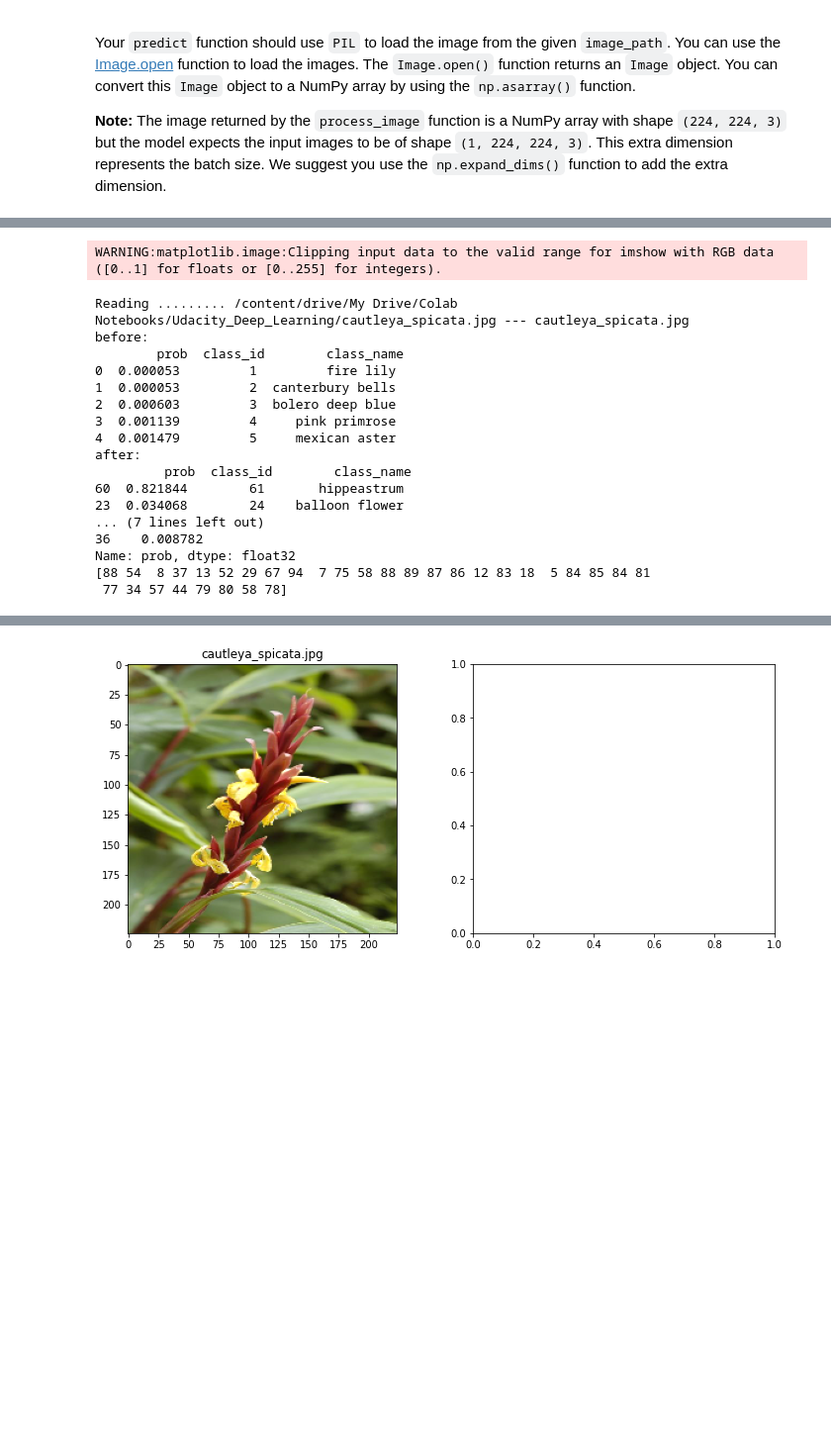
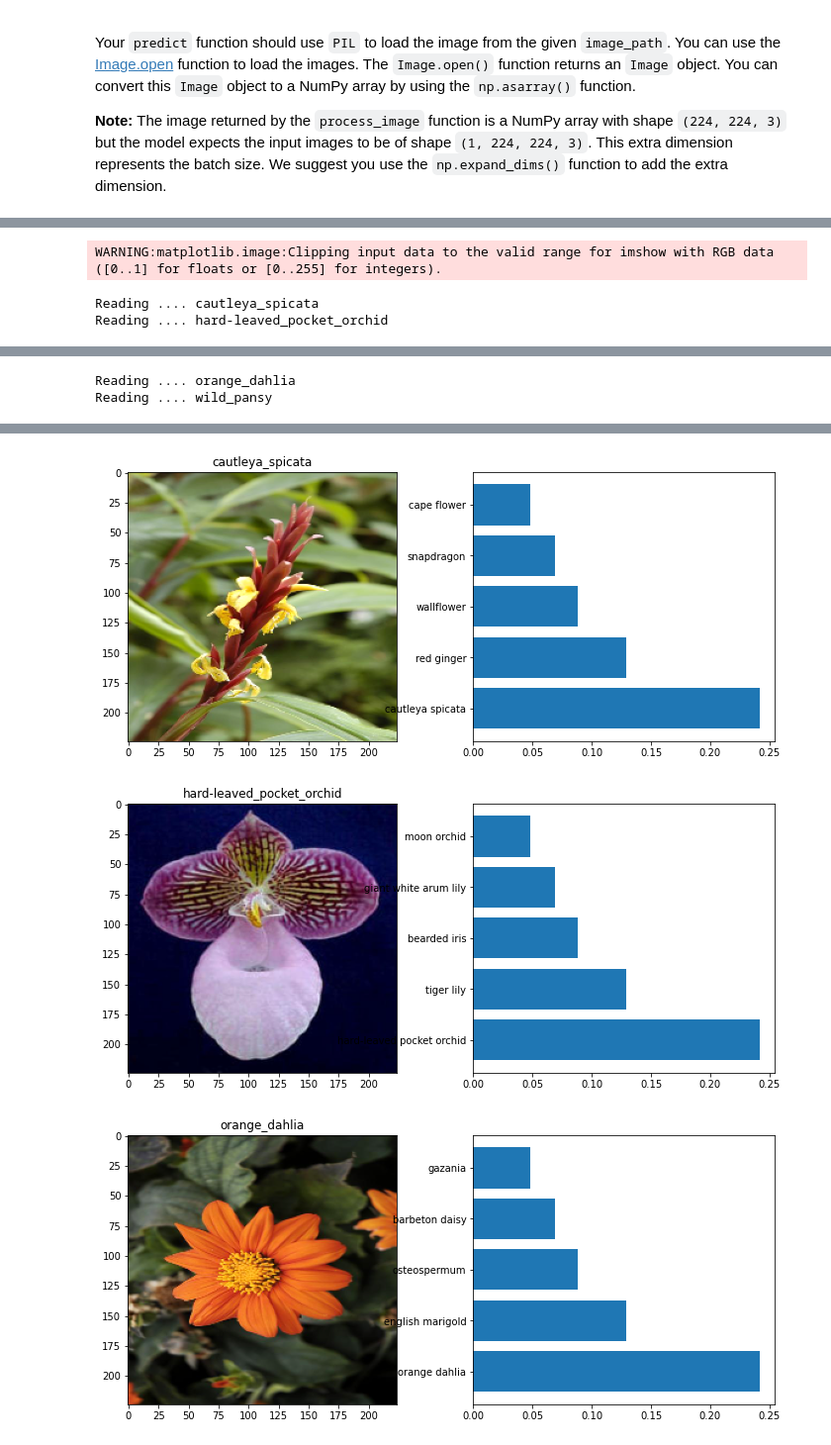
Before and after one commit to CorrAUDJPY/Udacity-Project-2-Image-Classifer-with-Neural-Net, a Jupyter notebook: Project2_Image_Classifier.ipynb, the cells around one changed output, grey strips where cells are left out. Shown at 99% size. Cells and saved outputs as stored; diff of their text form; code cells hidden in the pictures; blank space fills up the shorter version.

```diff
--- a/Project2_Image_Classifier.ipynb
+++ b/Project2_Image_Classifier.ipynb
@@ -494,10 +458,8 @@ def predict(image_path , model ,class_names , top_k):
   im=np.array(im)
   im=process_image(im)
   im_final=np.expand_dims(im, axis=0)
-  #plt.imshow(im)
 
-  #run model.predict to get NN probabilities that image
-  #belongs in class j
+  #run model.predict to get NN probabilities that image belongs in class j
   prob=model.predict(im_final)[0]
 
   #create dataframe with probability, class_id,class_name
@@ -505,12 +467,15 @@ def predict(image_path , model ,class_names , top_k):
   model_df.rename(columns = {0:'prob'}, inplace = True)
 
   model_df['class']=model_df.index+1
+
+  first_class_id=str( model_df['class'][0] )
+
+  first_flower = class_names.get(first_class_id )
+
   model_df['name']=[ class_names.get(str(i)) for i in model_df['class'] ]
 
-  print('df before sort \n',model_df.head(top_k))
 
   model_df.sort_values(by='prob', ascending=False,inplace=True)
-  print('df after sort \n' , model_df.head(top_k))
 
   return model_df['prob'].head(top_k) , model_df['class'].head(top_k), model_df['name'].head(top_k),im
 # %%
@@ -519,9 +484,10 @@ model=trained_model
 top_k=5
 
 # returns a df with flower_name, probability and label
-prob,classid,names,img=predict( image_path ,  model  , class_names, top_k )
+probs,classid,names,img=predict( image_path ,  model  , class_names, top_k )
 fig,(ax1,ax2) = plt.subplots(figsize=(12,5),ncols=2)
 ax1.imshow(img)
+ax1.set_title(image_path.split('/')[-1])
 x=np.arange( len(classid))
 plt.barh(names,probs)
 # %% [output]
@@ -565,40 +517,14 @@ jpeg_files=glob.glob(google_drive_path+project_folder_path+'*.jpg')
 
 for file in jpeg_files:
   flower_file=file.split('/')[-1]
-  print('Reading .........',file, '---',flower_file)
+  prob,classid,names,img=predict( file ,  trained_model  , class_names, 5 )
 
-  im=Image.open(file)
-  im=np.asarray( im )
-  processed_image=process_image(im)
-
-  fig, (ax1,ax2) = plt.subplots( figsize=(12,5) , ncols=2)
-  ax1.imshow( processed_image )
-  ax1.set_title(flower_file)
-
-  probs ,class_id, class_names, out_image = predict_old(file, trained_model, class_names , 5)
-  print(probs)
-  print(labels)
-
-  y_range=np.arange( len(labels) )
-  ax2.barh(  labels , probs )
-  ax2.set_title('probability')
-  plt.show()
+  fig,(ax1,ax2) = plt.subplots(figsize=(12,5),ncols=2)
+  ax1.imshow(img)
+  ax1.set_title(file.split('/')[-1][ : -4])
+  x=np.arange( len(classid) )
+  ax2.barh(names,probs)
 # %% [output]
 WARNING:matplotlib.image:Clipping input data to the valid range for imshow with RGB data ([0..1] for floats or [0..255] for integers).
-Reading ......... /content/drive/My Drive/Colab Notebooks/Udacity_Deep_Learning/cautleya_spicata.jpg --- cautleya_spicata.jpg
-before:
-        prob  class_id        class_name
-0  0.000053         1         fire lily
-1  0.000053         2  canterbury bells
-2  0.000603         3  bolero deep blue
-3  0.001139         4     pink primrose
-4  0.001479         5     mexican aster
-after:
-         prob  class_id        class_name
-60  0.821844        61       hippeastrum
-23  0.034068        24    balloon flower
-... (7 lines left out)
-36    0.008782
-Name: prob, dtype: float32
-[88 54  8 37 13 52 29 67 94  7 75 58 88 89 87 86 12 83 18  5 84 85 84 81
- 77 34 57 44 79 80 58 78]
+Reading .... cautleya_spicata
+Reading .... hard-leaved_pocket_orchid
@@ -605,0 +533,2 @@ ValueError: ignored
+Reading .... orange_dahlia
+Reading .... wild_pansy
@@ -606 +536,3 @@ ValueError: ignored
-[figure, old version]
+[figure, new version]
+[figure, added]
+[figure, added]
```
Also changed, not shown: parts of 4 cells of this notebook.
